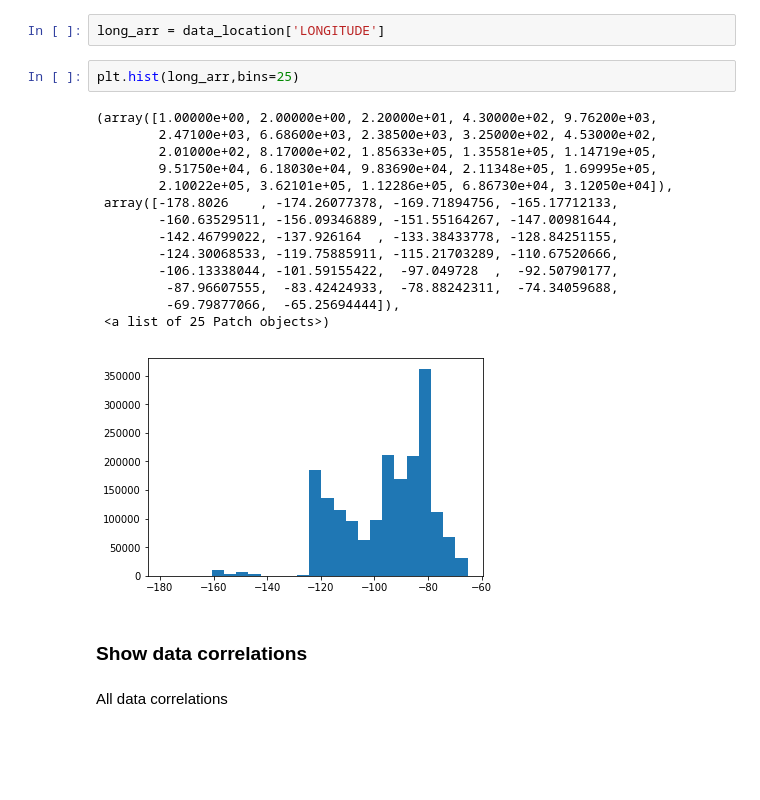
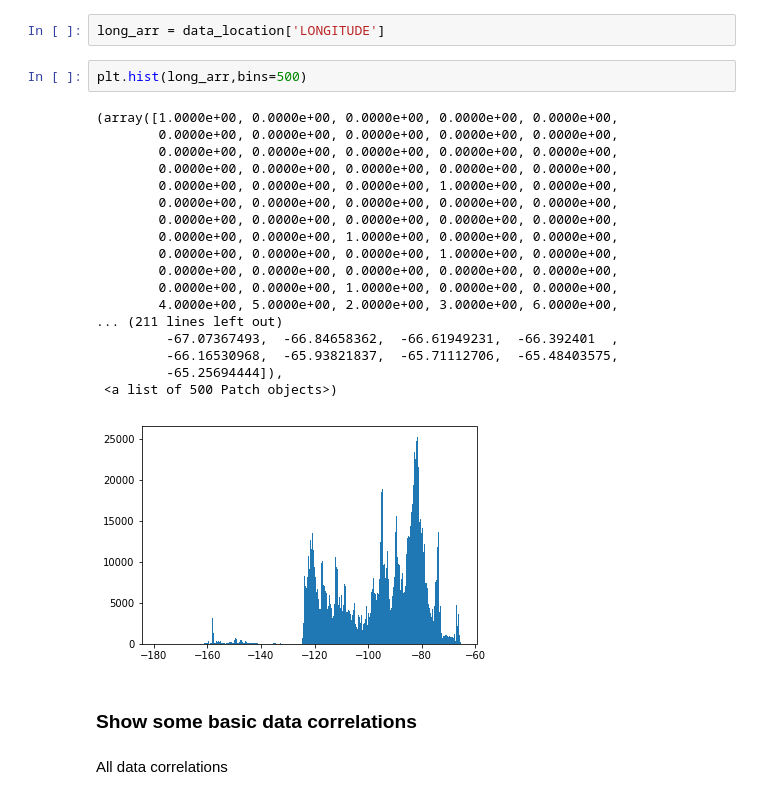
Before and after one commit to adityasant/ECE143_Project, a Jupyter notebook: Local Notebooks/wildfire_datacleaning.ipynb, the cells around one changed output. Saved outputs shown, nothing was run; the diff lists cells and outputs as text; blank space fills up the shorter version.

```diff
--- a/Local Notebooks/wildfire_datacleaning.ipynb
+++ b/Local Notebooks/wildfire_datacleaning.ipynb
@@ -91,24 +98,28 @@ plt.hist(lat_arr,bins = 25)
 # %%
 long_arr = data_location['LONGITUDE']
 # %%
-plt.hist(long_arr,bins=25)
+plt.hist(long_arr,bins=500)
 # %% [output]
-(array([1.00000e+00, 2.00000e+00, 2.20000e+01, 4.30000e+02, 9.76200e+03,
-        2.47100e+03, 6.68600e+03, 2.38500e+03, 3.25000e+02, 4.53000e+02,
-        2.01000e+02, 8.17000e+02, 1.85633e+05, 1.35581e+05, 1.14719e+05,
-        9.51750e+04, 6.18030e+04, 9.83690e+04, 2.11348e+05, 1.69995e+05,
-        2.10022e+05, 3.62101e+05, 1.12286e+05, 6.86730e+04, 3.12050e+04]),
- array([-178.8026    , -174.26077378, -169.71894756, -165.17712133,
-        -160.63529511, -156.09346889, -151.55164267, -147.00981644,
-        -142.46799022, -137.926164  , -133.38433778, -128.84251155,
-        -124.30068533, -119.75885911, -115.21703289, -110.67520666,
-        -106.13338044, -101.59155422,  -97.049728  ,  -92.50790177,
-         -87.96607555,  -83.42424933,  -78.88242311,  -74.34059688,
-         -69.79877066,  -65.25694444]),
- <a list of 25 Patch objects>)
+(array([1.0000e+00, 0.0000e+00, 0.0000e+00, 0.0000e+00, 0.0000e+00,
+        0.0000e+00, 0.0000e+00, 0.0000e+00, 0.0000e+00, 0.0000e+00,
+        0.0000e+00, 0.0000e+00, 0.0000e+00, 0.0000e+00, 0.0000e+00,
+        0.0000e+00, 0.0000e+00, 0.0000e+00, 0.0000e+00, 0.0000e+00,
+        0.0000e+00, 0.0000e+00, 0.0000e+00, 1.0000e+00, 0.0000e+00,
+        0.0000e+00, 0.0000e+00, 0.0000e+00, 0.0000e+00, 0.0000e+00,
+        0.0000e+00, 0.0000e+00, 0.0000e+00, 0.0000e+00, 0.0000e+00,
+        0.0000e+00, 0.0000e+00, 1.0000e+00, 0.0000e+00, 0.0000e+00,
+        0.0000e+00, 0.0000e+00, 0.0000e+00, 1.0000e+00, 0.0000e+00,
+        0.0000e+00, 0.0000e+00, 0.0000e+00, 0.0000e+00, 0.0000e+00,
+        0.0000e+00, 0.0000e+00, 1.0000e+00, 0.0000e+00, 0.0000e+00,
+        4.0000e+00, 5.0000e+00, 2.0000e+00, 3.0000e+00, 6.0000e+00,
+... (211 lines left out)
+         -67.07367493,  -66.84658362,  -66.61949231,  -66.392401  ,
+         -66.16530968,  -65.93821837,  -65.71112706,  -65.48403575,
+         -65.25694444]),
+ <a list of 500 Patch objects>)
-[figure, old version]
+[figure, new version]
 # %% [markdown]
-### Show data correlations
+### Show some basic data correlations
 # %% [markdown]
 All data correlations
 # %%
```
Also changed, not shown: parts of 37 cells of this notebook.
